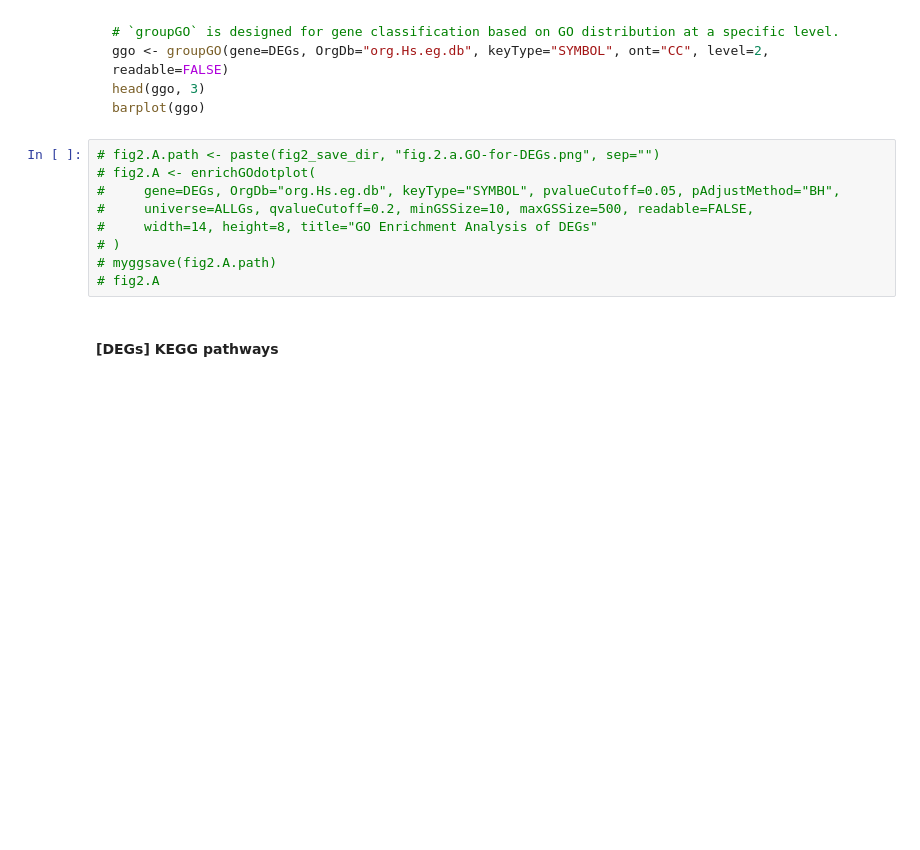
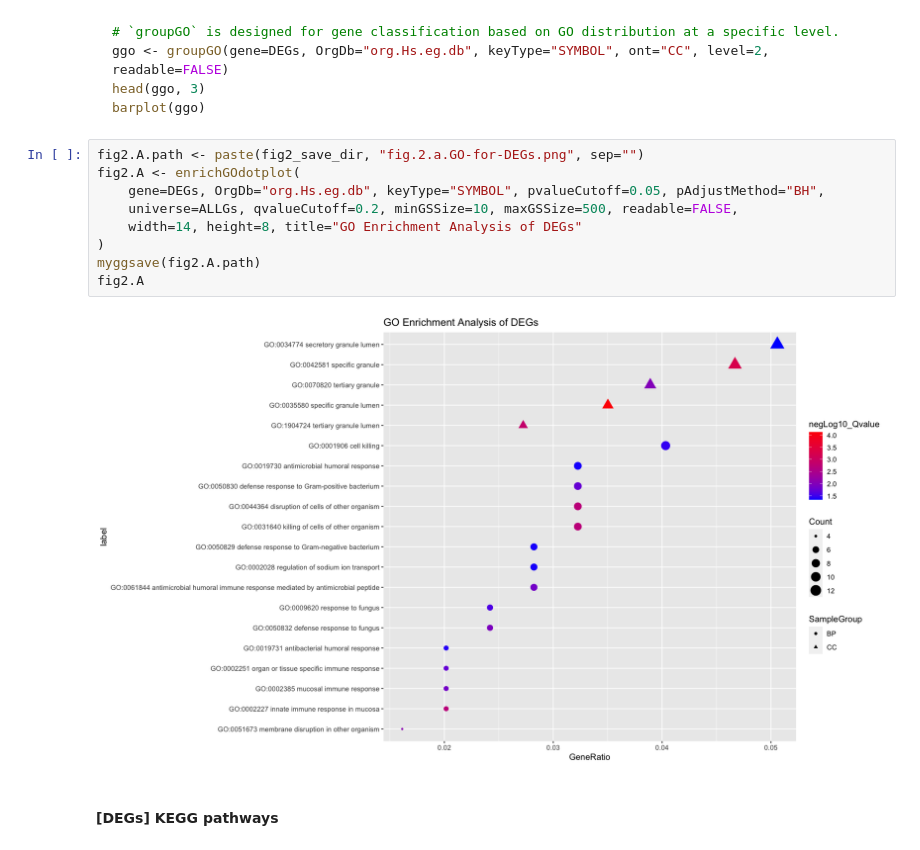
Before and after one commit to HongyuanWu/TripleNetDiagnosis, a Jupyter notebook: notebook/2.R.cluster.profiling.ipynb, the cells around one changed output. Saved outputs shown, nothing was run; the diff lists cells and outputs as text; blank space fills up the shorter version.

````diff
--- a/notebook/2.R.cluster.profiling.ipynb
+++ b/notebook/2.R.cluster.profiling.ipynb
@@ -96,14 +96,16 @@ head(ggo, 3)
 barplot(ggo)
 ```
 # %%
-# fig2.A.path <- paste(fig2_save_dir, "fig.2.a.GO-for-DEGs.png", sep="")
-# fig2.A <- enrichGOdotplot(
-#     gene=DEGs, OrgDb="org.Hs.eg.db", keyType="SYMBOL", pvalueCutoff=0.05, pAdjustMethod="BH",
-#     universe=ALLGs, qvalueCutoff=0.2, minGSSize=10, maxGSSize=500, readable=FALSE,
-#     width=14, height=8, title="GO Enrichment Analysis of DEGs"
-# )
-# myggsave(fig2.A.path)
-# fig2.A
+fig2.A.path <- paste(fig2_save_dir, "fig.2.a.GO-for-DEGs.png", sep="")
+fig2.A <- enrichGOdotplot(
+    gene=DEGs, OrgDb="org.Hs.eg.db", keyType="SYMBOL", pvalueCutoff=0.05, pAdjustMethod="BH",
+    universe=ALLGs, qvalueCutoff=0.2, minGSSize=10, maxGSSize=500, readable=FALSE,
+    width=14, height=8, title="GO Enrichment Analysis of DEGs"
+)
+myggsave(fig2.A.path)
+fig2.A
+# %% [output]
+[figure, added]
 # %% [markdown]
 #### [DEGs] KEGG pathways
 # %%
````
Also changed, not shown: parts of 7 cells of this notebook, 2 other files.
